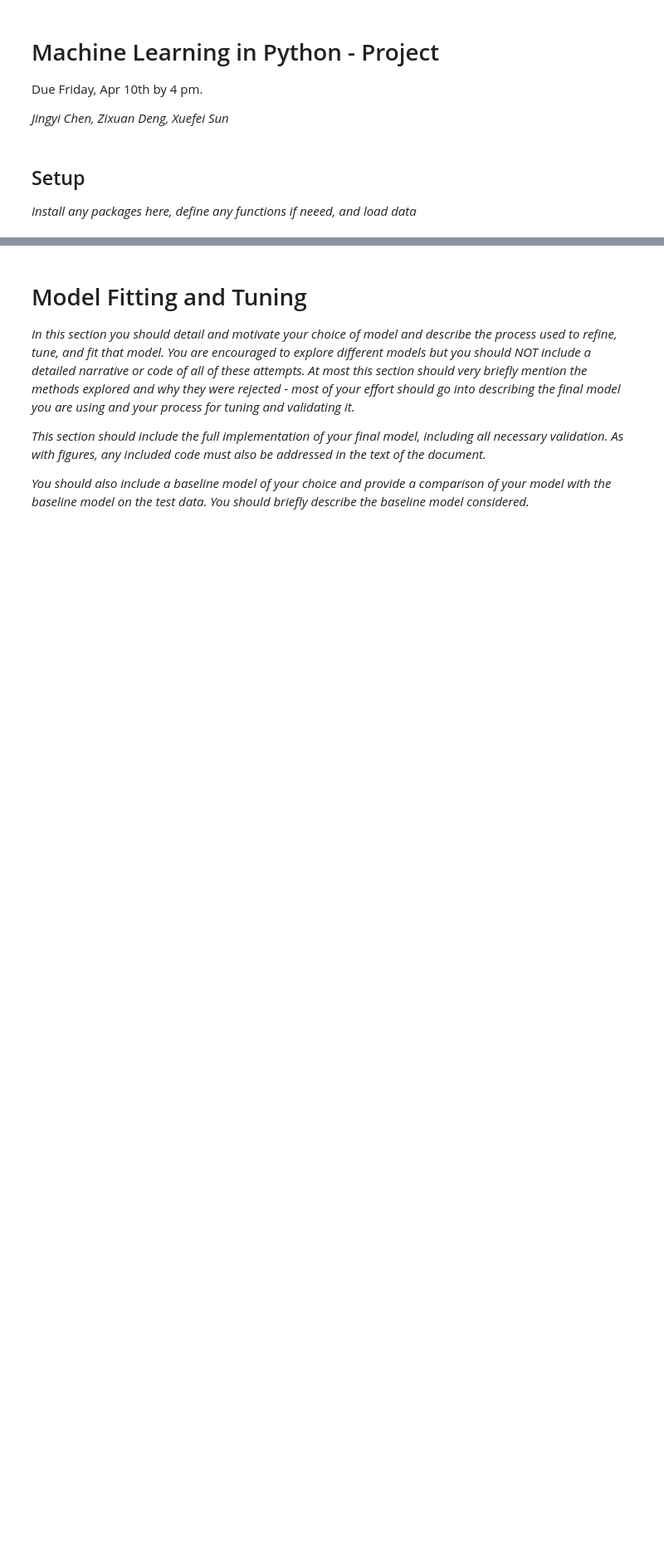
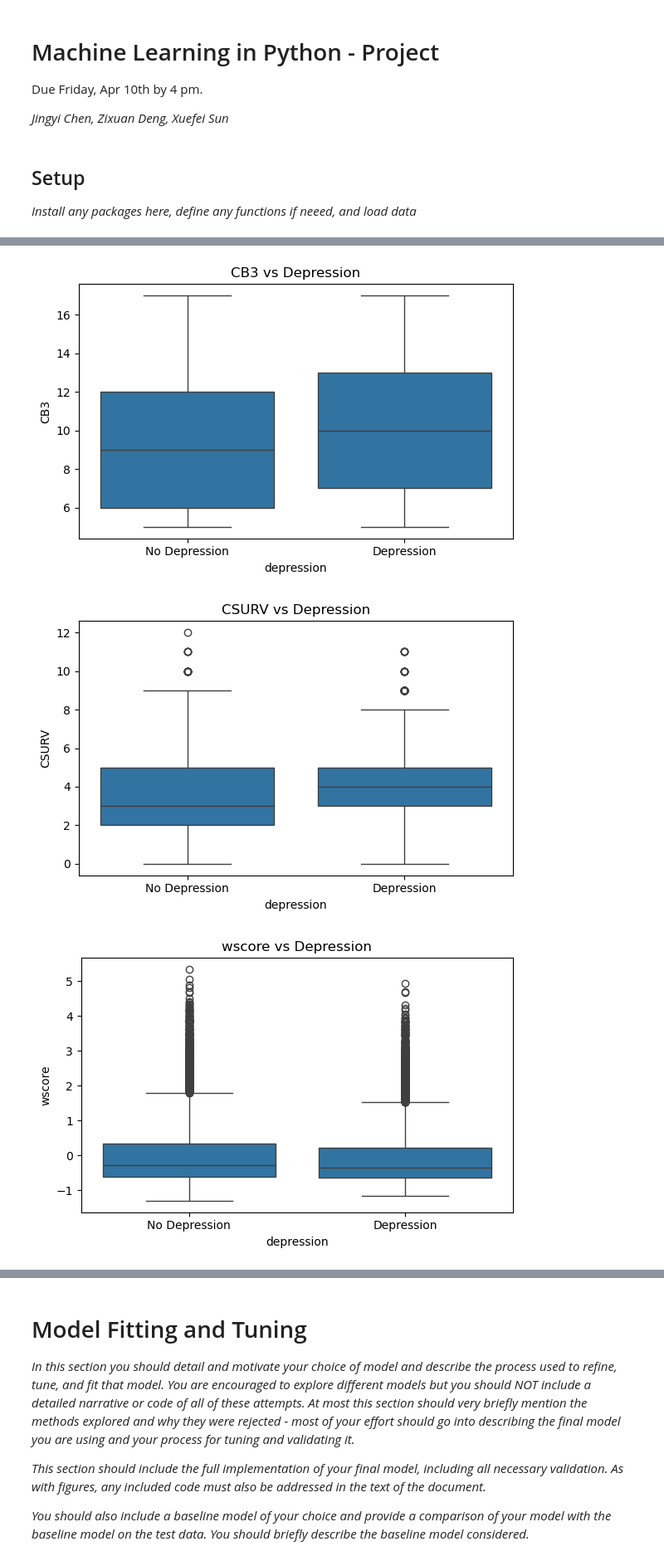
Before and after one commit to ZixuanDeng1111/machine-learning-project, a Jupyter notebook: project.ipynb, the cells around one changed output, grey strips where cells are left out. Shown at 83% size. Cells and saved outputs as stored; diff of their text form; code cells hidden in the pictures; blank space fills up the shorter version.

```diff
--- a/project.ipynb
+++ b/project.ipynb
@@ -43,0 +256,13 @@ df.head()
+# %%
+num_features = ['CB3', 'CSURV', 'wscore']
+for col in num_features:
+    plt.figure(figsize=(6,4))
+    sns.boxplot(x=y_train, y=X_train[col])
+    plt.xticks([0,1], ['No Depression', 'Depression'])
+    plt.title(f'{col} vs Depression')
+    plt.tight_layout()
+    plt.show()
+# %% [output]
+[figure, added]
+[figure, added]
+[figure, added]
```
Also changed, not shown: parts of 25 cells of this notebook, 1 other file.
